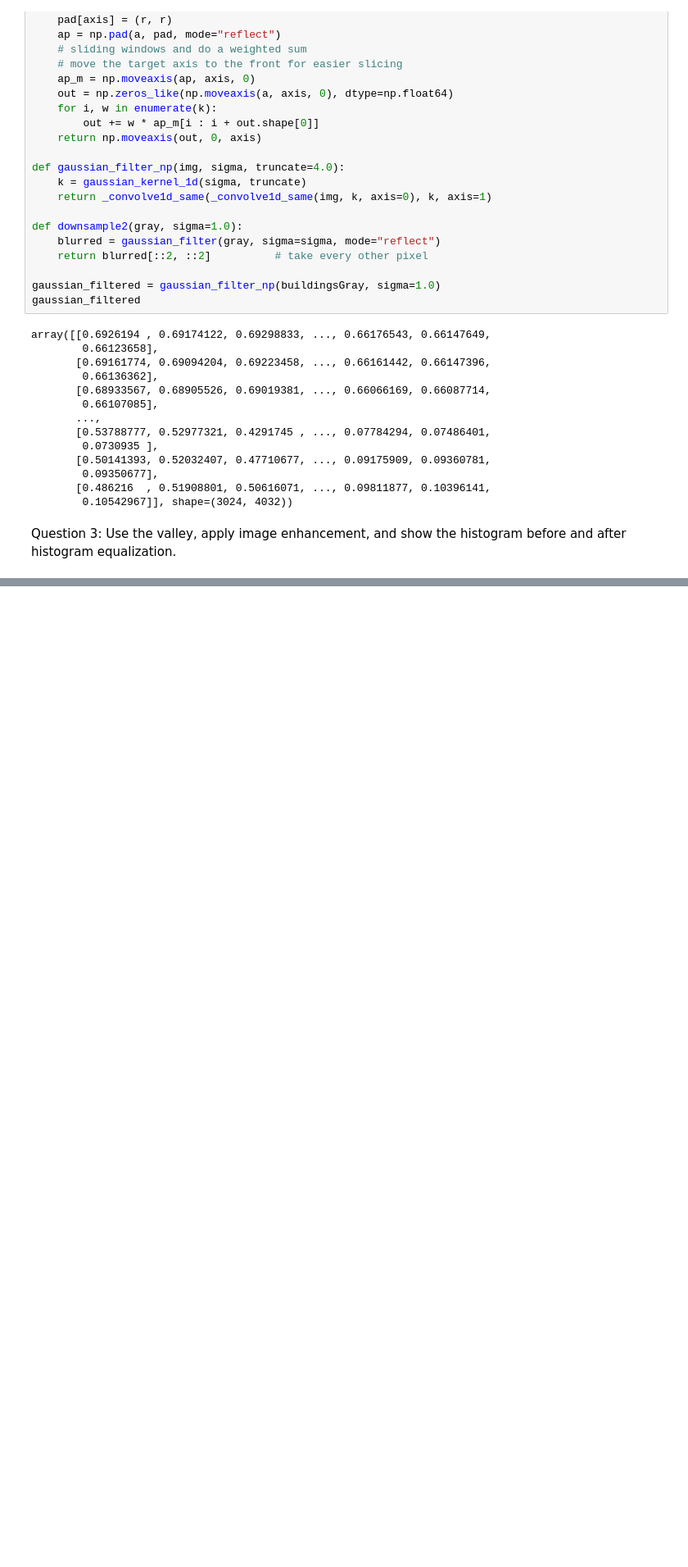
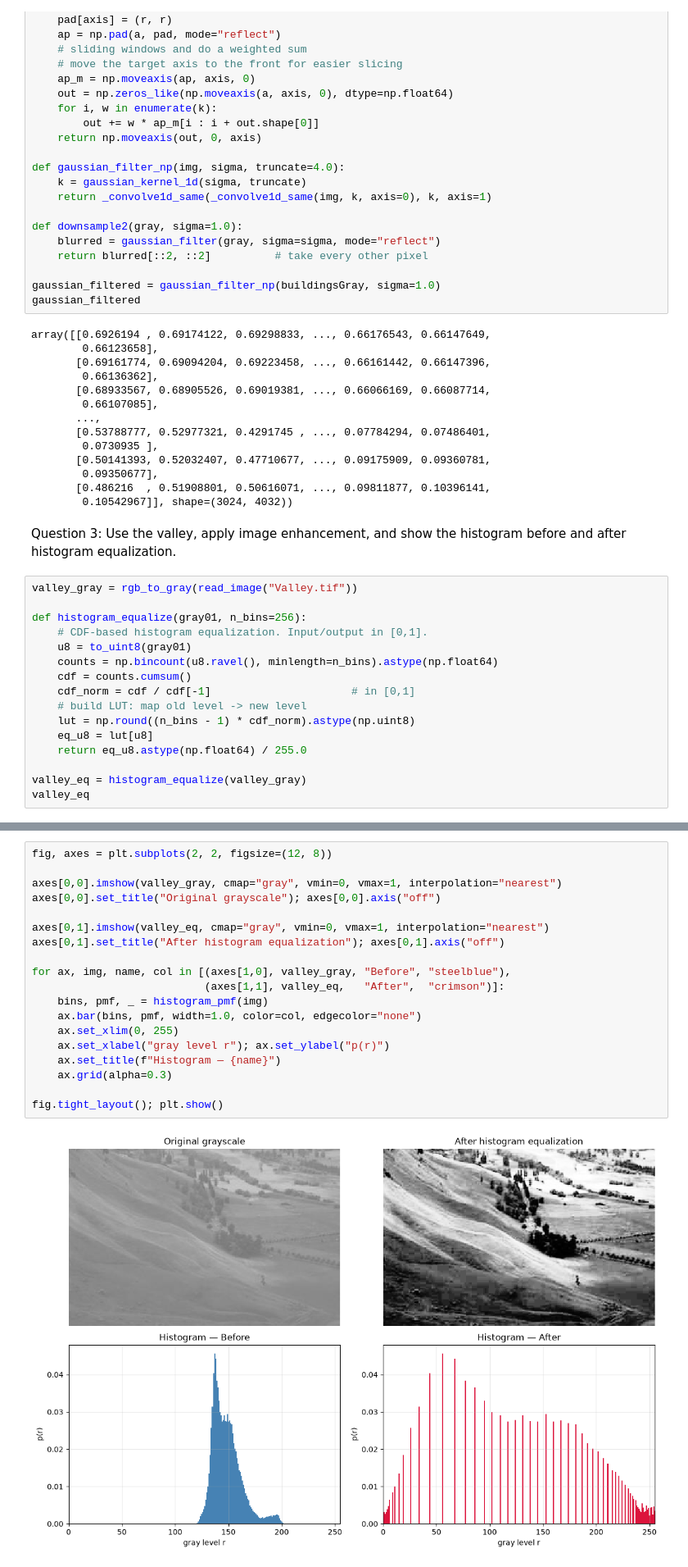
Before and after one commit to bdsh-14/unr-ee681-image-analysis, a Jupyter notebook: HW1/assignment1.ipynb, the cells around one changed output, grey strips where cells are left out. Shown at 82% size. Cells and saved outputs as stored; diff of their text form; blank space fills up the shorter version.

```diff
--- a/HW1/assignment1.ipynb
+++ b/HW1/assignment1.ipynb
@@ -205,3 +260,19 @@ array([[0.6926194 , 0.69174122, 0.69298833, ..., 0.66176543, 0.66147649,
 Question 3:
 Use the valley, apply image enhancement, and show the histogram before and after
 histogram equalization.
+# %%
+valley_gray = rgb_to_gray(read_image("Valley.tif"))
+
+def histogram_equalize(gray01, n_bins=256):
+    # CDF-based histogram equalization. Input/output in [0,1].
+    u8 = to_uint8(gray01)
+    counts = np.bincount(u8.ravel(), minlength=n_bins).astype(np.float64)
+    cdf = counts.cumsum()
+    cdf_norm = cdf / cdf[-1]                      # in [0,1]
+    # build LUT: map old level -> new level
+    lut = np.round((n_bins - 1) * cdf_norm).astype(np.uint8)
+    eq_u8 = lut[u8]
+    return eq_u8.astype(np.float64) / 255.0
+
+valley_eq = histogram_equalize(valley_gray)
+valley_eq
@@ -207,0 +293,21 @@ histogram equalization.
+# %%
+fig, axes = plt.subplots(2, 2, figsize=(12, 8))
+
+axes[0,0].imshow(valley_gray, cmap="gray", vmin=0, vmax=1, interpolation="nearest")
+axes[0,0].set_title("Original grayscale"); axes[0,0].axis("off")
+
+axes[0,1].imshow(valley_eq, cmap="gray", vmin=0, vmax=1, interpolation="nearest")
+axes[0,1].set_title("After histogram equalization"); axes[0,1].axis("off")
+
+for ax, img, name, col in [(axes[1,0], valley_gray, "Before", "steelblue"),
+                           (axes[1,1], valley_eq,   "After",  "crimson")]:
+    bins, pmf, _ = histogram_pmf(img)
+    ax.bar(bins, pmf, width=1.0, color=col, edgecolor="none")
+    ax.set_xlim(0, 255)
+    ax.set_xlabel("gray level r"); ax.set_ylabel("p(r)")
+    ax.set_title(f"Histogram — {name}")
+    ax.grid(alpha=0.3)
+
+fig.tight_layout(); plt.show()
+# %% [output]
+[figure, added]
```
Also changed, not shown: parts of 4 cells of this notebook, 1 other file.
